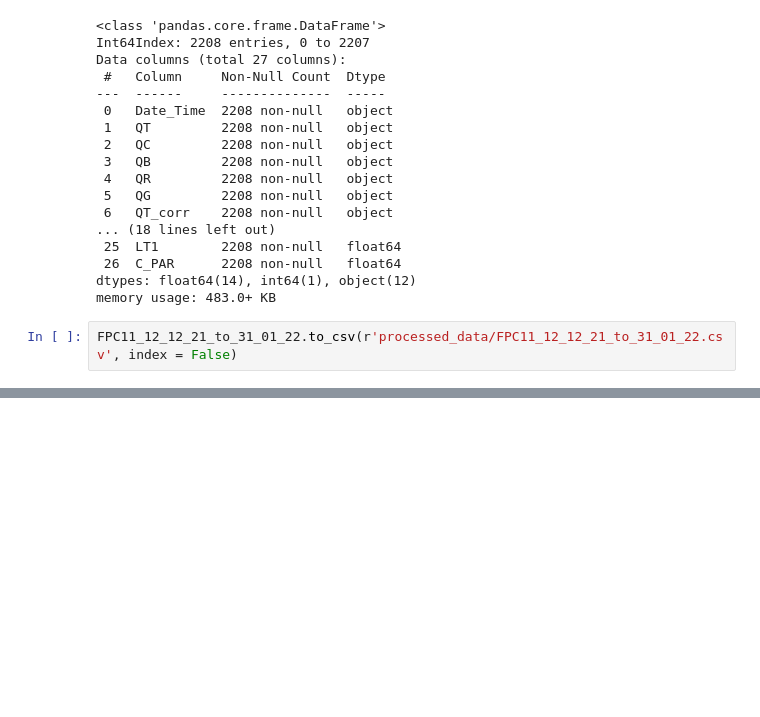
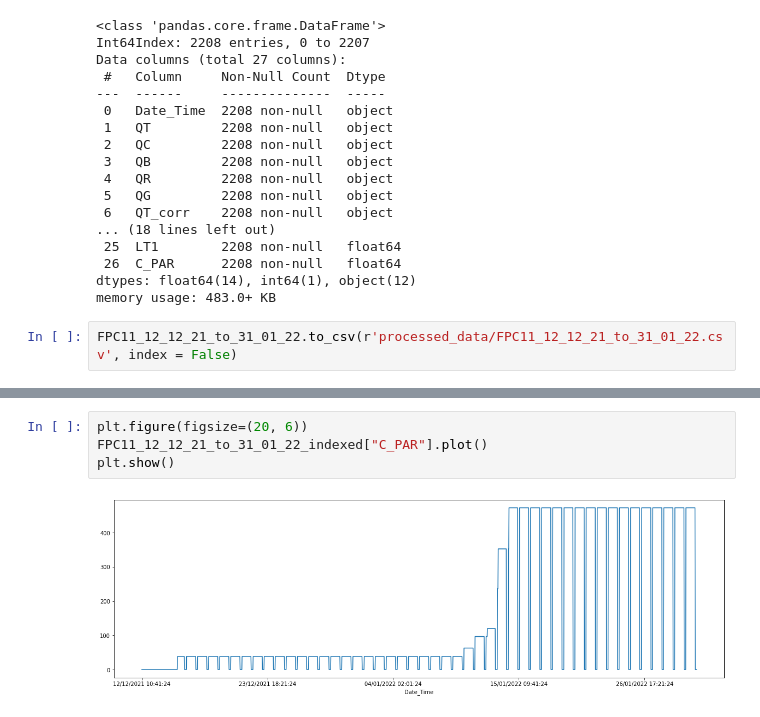
Before and after one commit to janakishyama/ESR_10, a Jupyter notebook: EDA_04_02_22.ipynb, the cells around one changed output, grey strips where cells are left out. Saved outputs shown, nothing was run; the diff lists cells and outputs as text; blank space fills up the shorter version.

```diff
--- a/EDA_04_02_22.ipynb
+++ b/EDA_04_02_22.ipynb
@@ -532,0 +562,6 @@ FPC11_12_12_21_to_31_01_22.to_csv(r'processed_data/FPC11_12_12_21_to_31_01_22.cs
+# %%
+plt.figure(figsize=(20, 6))
+FPC11_12_12_21_to_31_01_22_indexed["C_PAR"].plot()
+plt.show()
+# %% [output]
+[figure, added]
```
Also changed, not shown: parts of 6 cells of this notebook.
